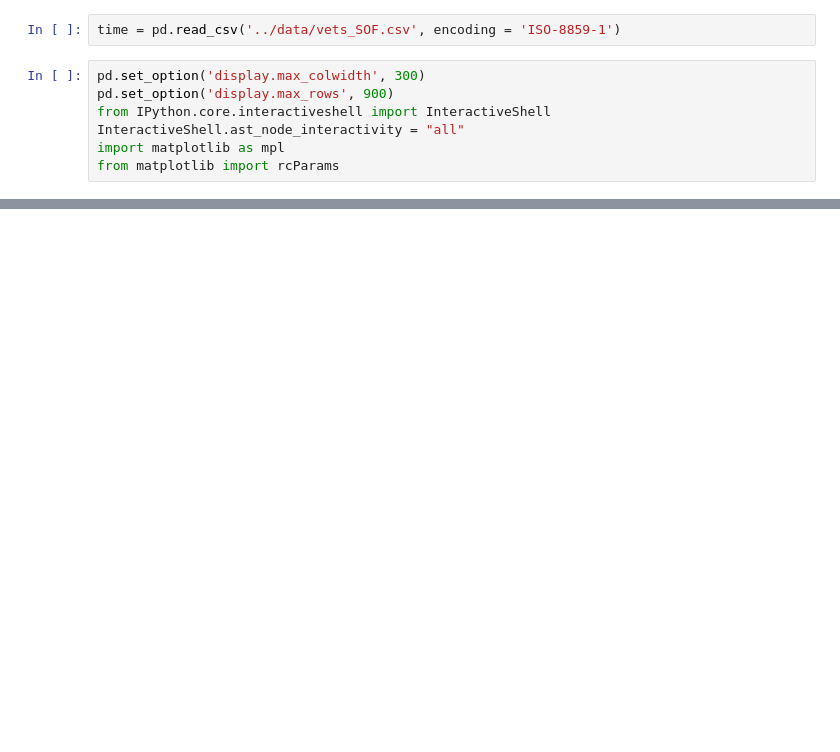
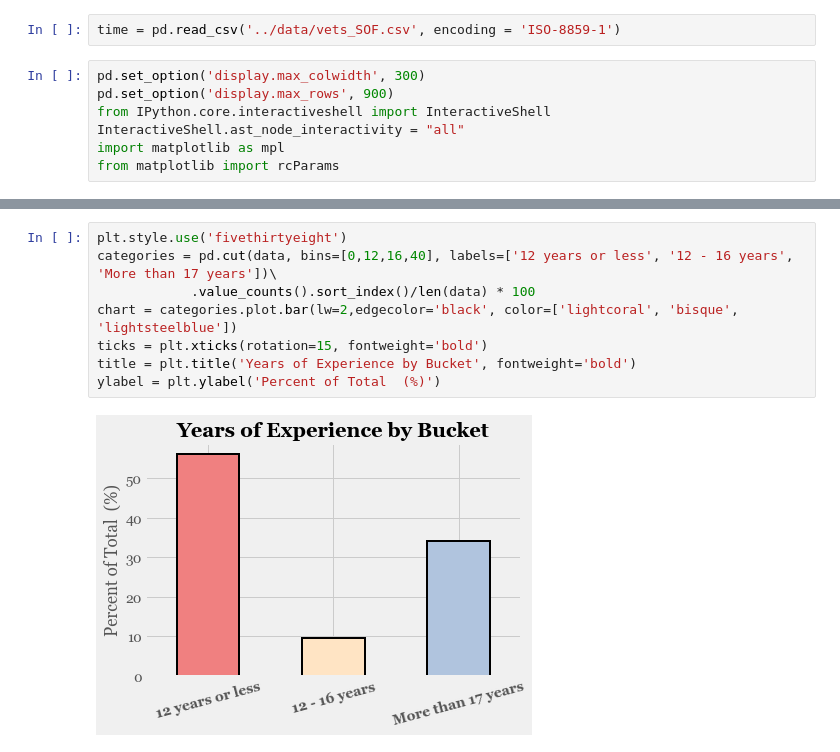
Before and after one commit to americanthinker/Capstone_Project_I, a Jupyter notebook: notebooks/Time_Series.ipynb, the cells around one changed output, grey strips where cells are left out. Cells and saved outputs as stored; diff of their text form; blank space fills up the shorter version.

```diff
--- a/notebooks/Time_Series.ipynb
+++ b/notebooks/Time_Series.ipynb
@@ -158,0 +78,10 @@ plt.tight_layout()
+# %%
+plt.style.use('fivethirtyeight')
+categories = pd.cut(data, bins=[0,12,16,40], labels=['12 years or less', '12 - 16 years', 'More than 17 years'])\
+            .value_counts().sort_index()/len(data) * 100
+chart = categories.plot.bar(lw=2,edgecolor='black', color=['lightcoral', 'bisque', 'lightsteelblue'])
+ticks = plt.xticks(rotation=15, fontweight='bold')
+title = plt.title('Years of Experience by Bucket', fontweight='bold')
+ylabel = plt.ylabel('Percent of Total  (%)')
+# %% [output]
+[figure, added]
```
Also changed, not shown: parts of 49 cells of this notebook, 19 other files.
